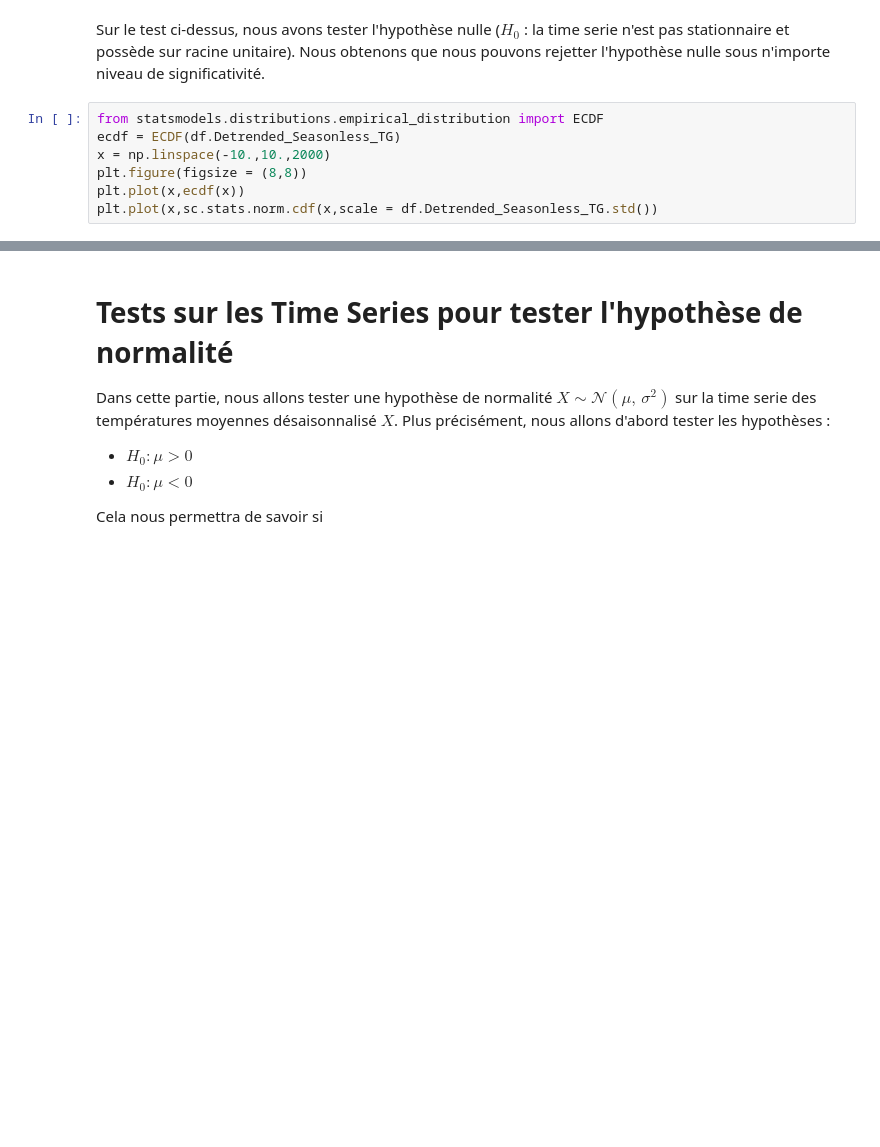
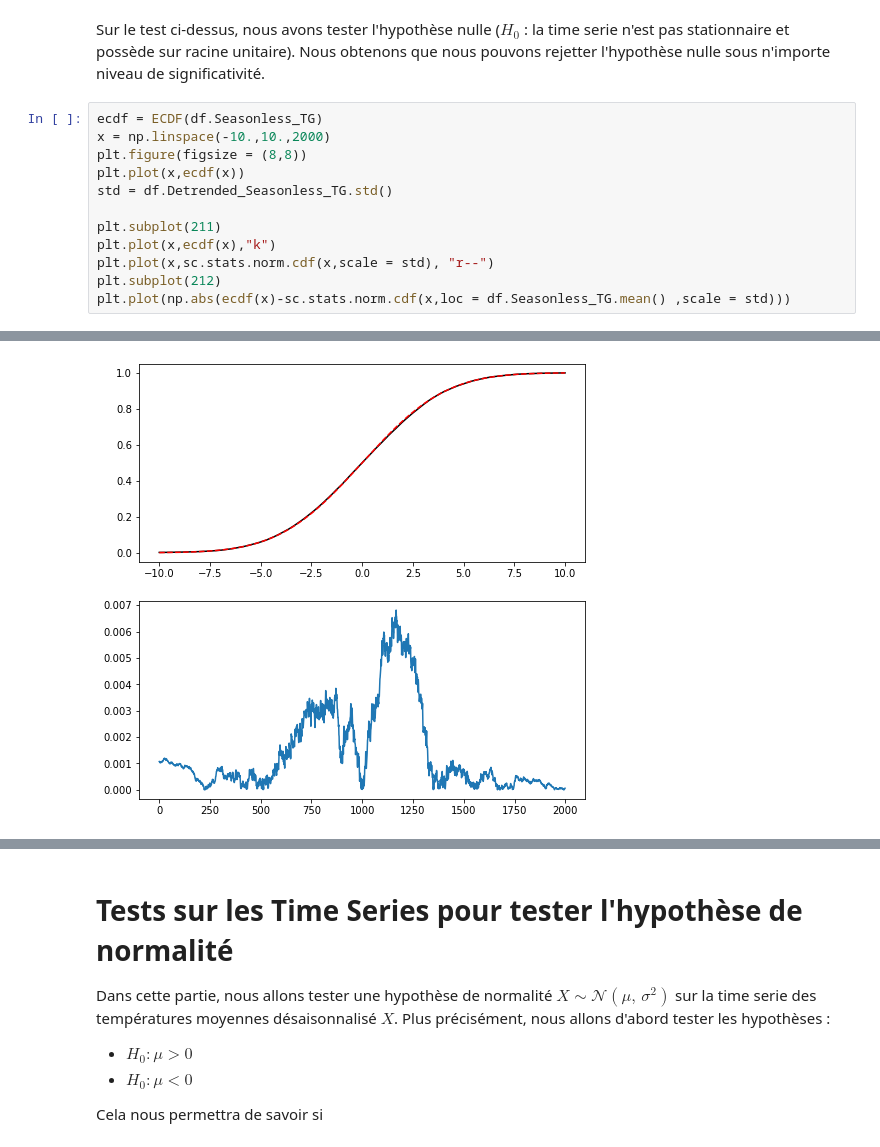
Before and after one commit to LucaNyckees/SCV_project1, a Jupyter notebook: notebooks/TimeSerie.ipynb, the cells around one changed output, grey strips where cells are left out. Drawn from its saved outputs; the diff is of its cells as text; blank space fills up the shorter version.

```diff
--- a/notebooks/TimeSerie.ipynb
+++ b/notebooks/TimeSerie.ipynb
@@ -265,10 +242,15 @@ Critial Values:
 # %% [markdown]
 Sur le test ci-dessus, nous avons tester l'hypothèse nulle ($H_{0}$ : la time serie n'est pas stationnaire et possède sur racine unitaire). Nous obtenons que nous pouvons rejetter l'hypothèse nulle sous n'importe niveau de significativité.
 # %%
-from statsmodels.distributions.empirical_distribution import ECDF
-ecdf = ECDF(df.Detrended_Seasonless_TG)
+ecdf = ECDF(df.Seasonless_TG)
 x = np.linspace(-10.,10.,2000)
 plt.figure(figsize = (8,8))
 plt.plot(x,ecdf(x))
-plt.plot(x,sc.stats.norm.cdf(x,scale = df.Detrended_Seasonless_TG.std())
+std = df.Detrended_Seasonless_TG.std()
+
+plt.subplot(211)
+plt.plot(x,ecdf(x),"k")
+plt.plot(x,sc.stats.norm.cdf(x,scale = std), "r--")
+plt.subplot(212)
+plt.plot(np.abs(ecdf(x)-sc.stats.norm.cdf(x,loc = df.Seasonless_TG.mean() ,scale = std)))
 # %% [output]
@@ -275,0 +258 @@ SyntaxError: unexpected EOF while parsing (<ipython-input-371-98b904afbc4b>, lin
+[figure, added]
```
Also changed, not shown: parts of 14 cells of this notebook.
